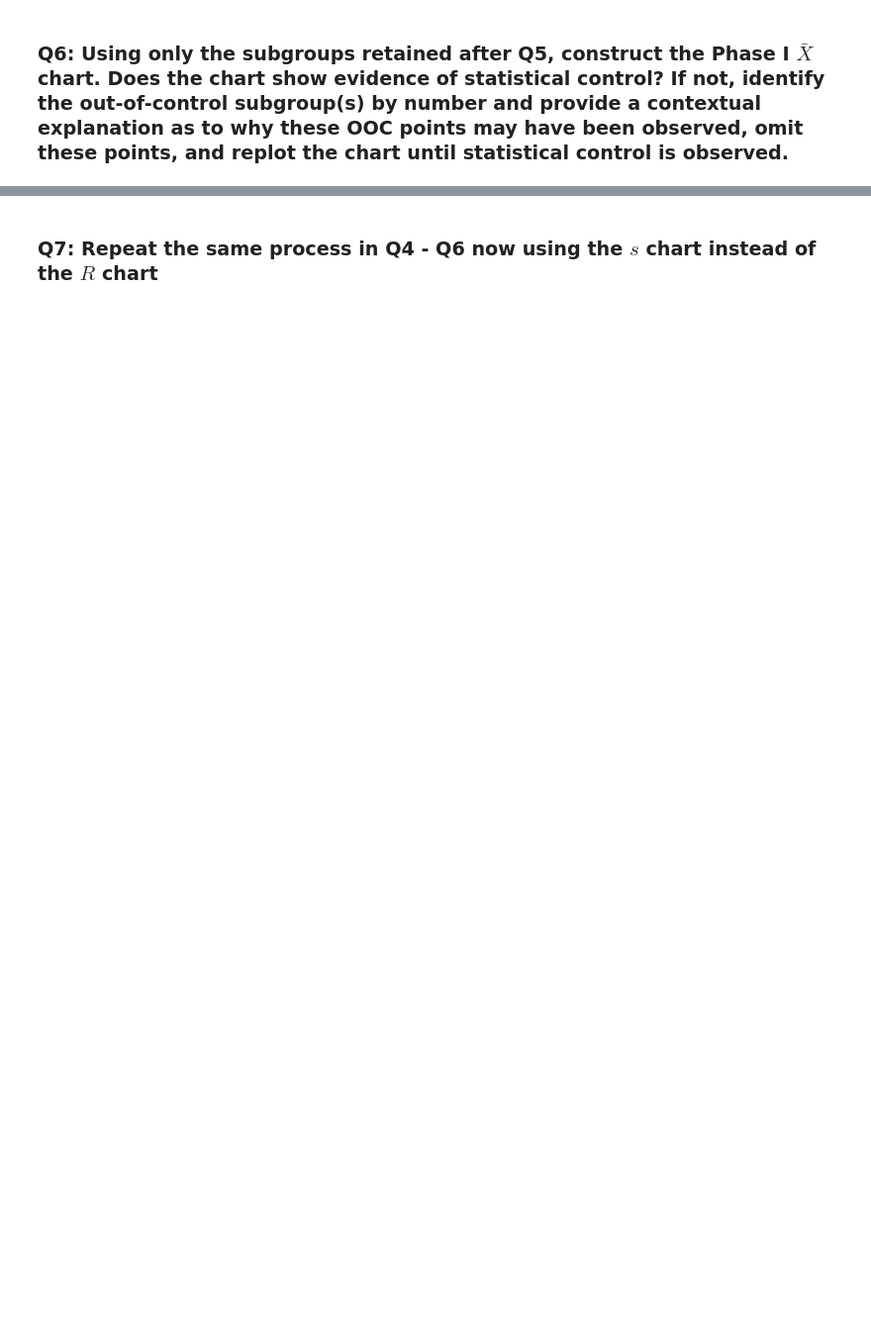
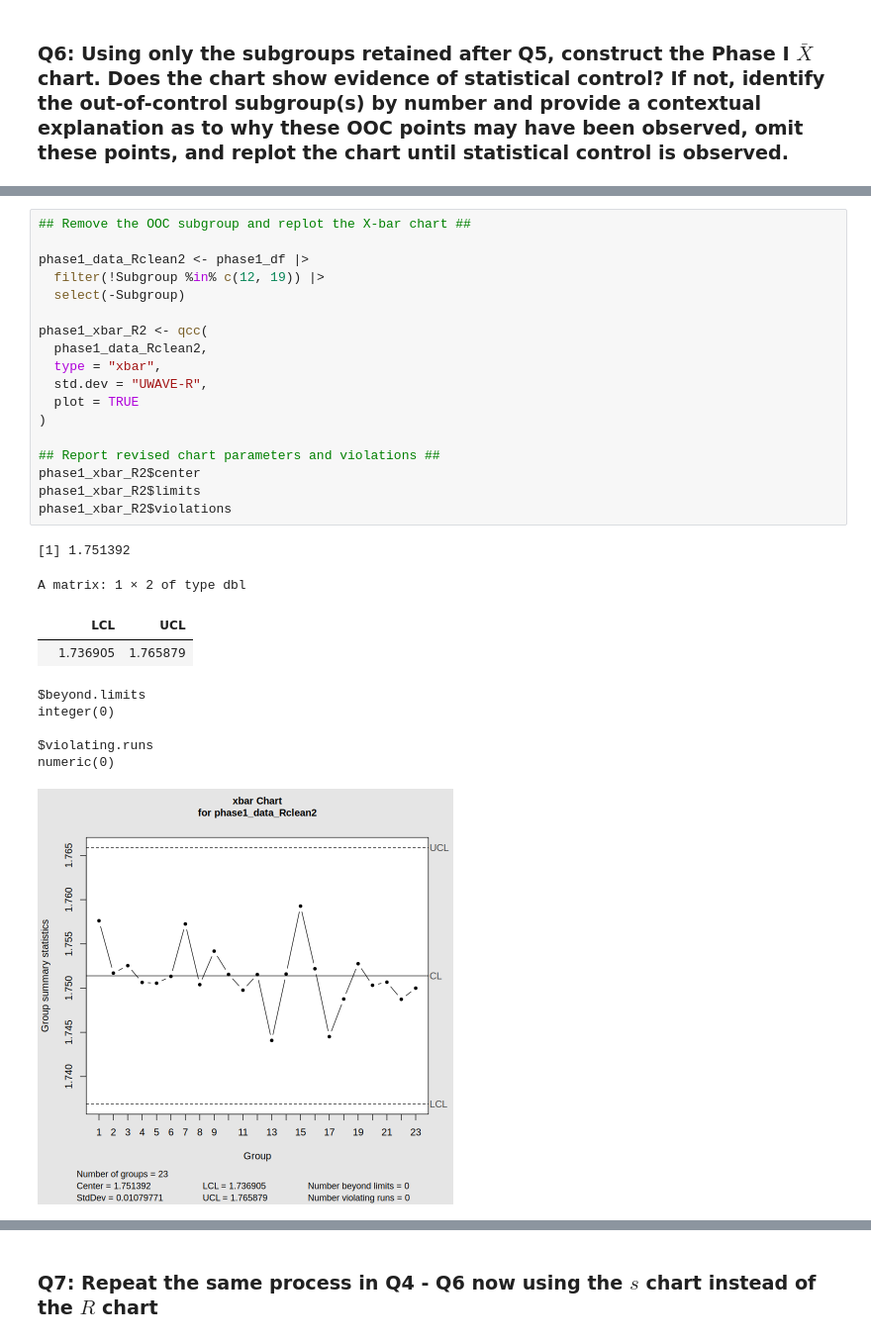
Before and after one commit to naomketer/STAT-7110-Quality-Control, a Jupyter notebook: Assignments/HW1/STAT-7110-HW1.ipynb, the cells around one changed output, grey strips where cells are left out. Shown at 99% size. Cells and saved outputs as stored; diff of their text form; blank space fills up the shorter version.

```diff
--- a/Assignments/HW1/STAT-7110-HW1.ipynb
+++ b/Assignments/HW1/STAT-7110-HW1.ipynb
@@ -50,0 +253,29 @@ Your team pulls a baseline (Phase I) sample of production data from Line 3: 5 sp
+# %%
+## Remove the OOC subgroup and replot the X-bar chart ##
+
+phase1_data_Rclean2 <- phase1_df |>
+  filter(!Subgroup %in% c(12, 19)) |>
+  select(-Subgroup)
+
+phase1_xbar_R2 <- qcc(
+  phase1_data_Rclean2,
+  type = "xbar",
+  std.dev = "UWAVE-R",
+  plot = TRUE
+)
+
+## Report revised chart parameters and violations ##
+phase1_xbar_R2$center
+phase1_xbar_R2$limits
+phase1_xbar_R2$violations
+# %% [output]
+[1] 1.751392
+A matrix: 1 × 2 of type dbl
+|  | LCL | UCL |
+|  | 1.736905 | 1.765879 |
+$beyond.limits
+integer(0)
+
+$violating.runs
+numeric(0)
+[figure, added]
```
Also changed, not shown: parts of 42 cells of this notebook.
